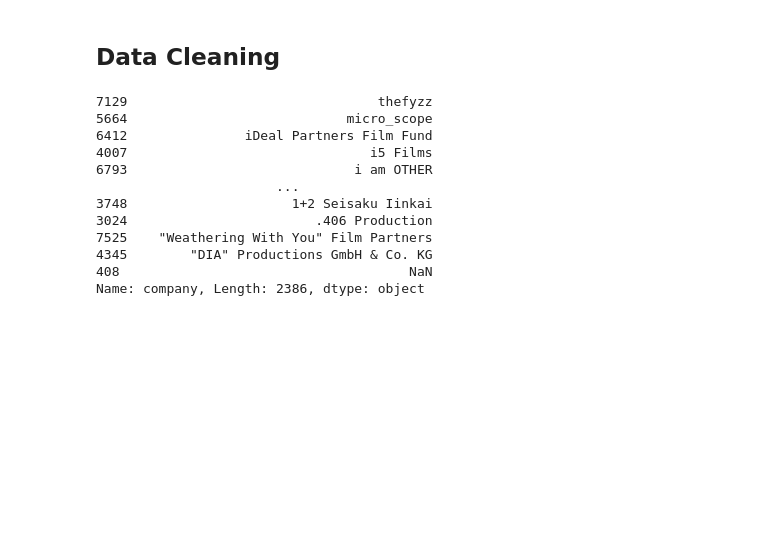
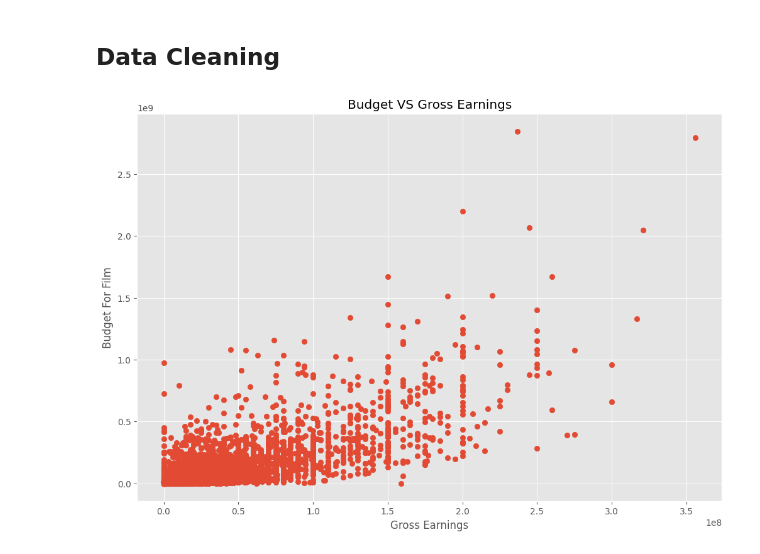
Before and after one commit to caueoliveiraaa/data_analysis_projects, a Jupyter notebook: python_movie_script/main.ipynb, the cells around one changed output. Drawn from its saved outputs; the diff is of its cells as text; code cells hidden in the pictures; blank space fills up the shorter version.

Commit message:
Scatter plot for budget and gross earnings

```diff
--- a/python_movie_script/main.ipynb
+++ b/python_movie_script/main.ipynb
@@ -79,20 +79,16 @@ df.head()
 # inplace=True: If set to True, the sorting operation will modify the original DataFrame in place, and no new DataFrame will be returned.
 # ascending=False: This means that the sorting will be done in descending order.
 # ascending=True: If set to True, the sorting will be done in ascending order, meaning the gross column will be sorted from lowest to highest.
-df.sort_values(by=['gross'], inplace=False, ascending=False)
+df = df.sort_values(by=['gross'], inplace=False, ascending=False)
 # %%
 # Drop duplicates to show only the distinct ones
 df['company'].drop_duplicates().sort_values(ascending=False)
-# %% [output]
-7129                                thefyzz
-5664                            micro_scope
-6412               iDeal Partners Film Fund
-4007                               i5 Films
-6793                             i am OTHER
-                       ...
-3748                     1+2 Seisaku Iinkai
-3024                        .406 Production
-7525    "Weathering With You" Film Partners
-4345        "DIA" Productions GmbH & Co. KG
-408                                     NaN
-Name: company, Length: 2386, dtype: object
+# %%
+# Scatter plot with the budget and the gross
+plt.scatter(x=df['budget'], y=df['gross'])
+plt.title('Budget VS Gross Earnings')
+plt.xlabel('Gross Earnings')
+plt.ylabel('Budget For Film')
+plt.show()
+# %% [output]
+[figure, added]
```
